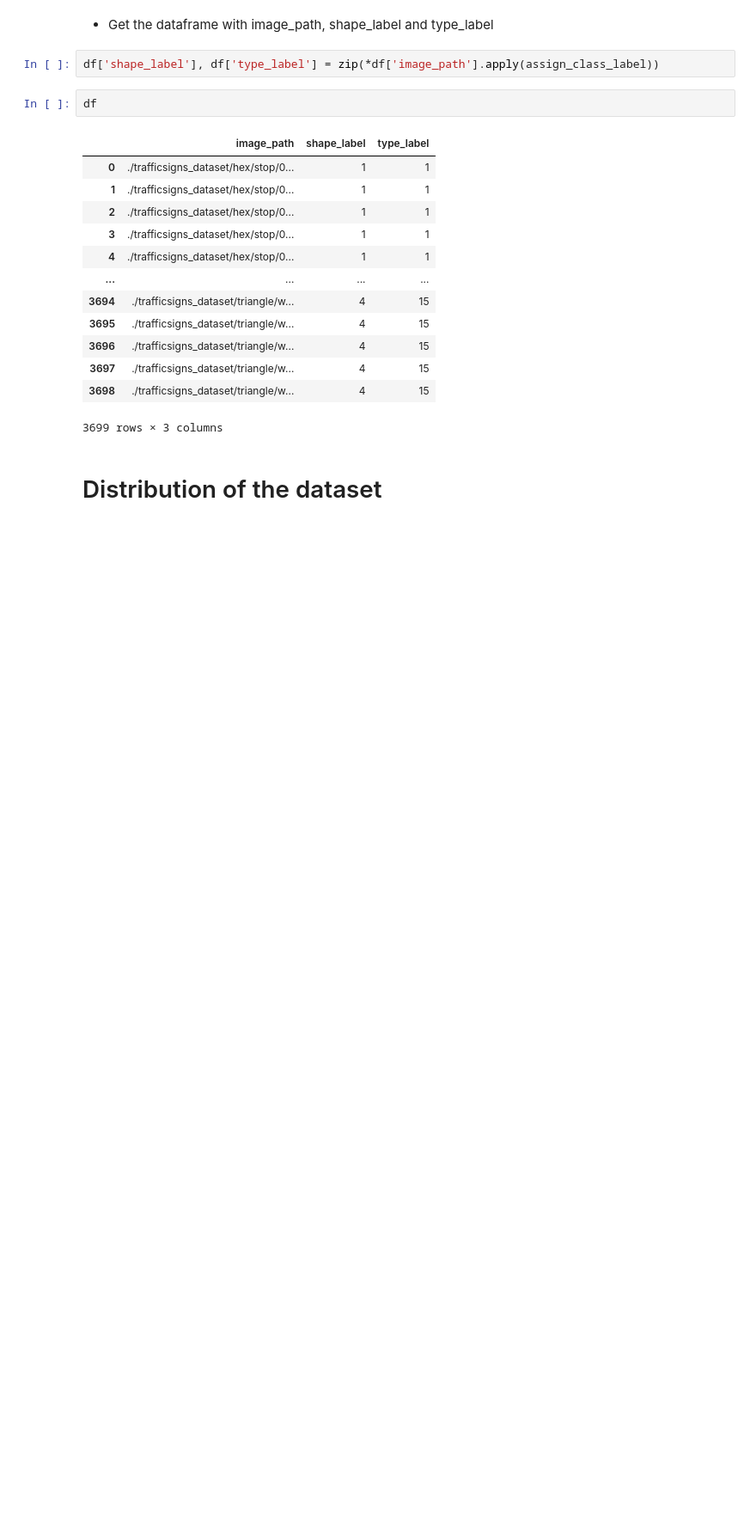
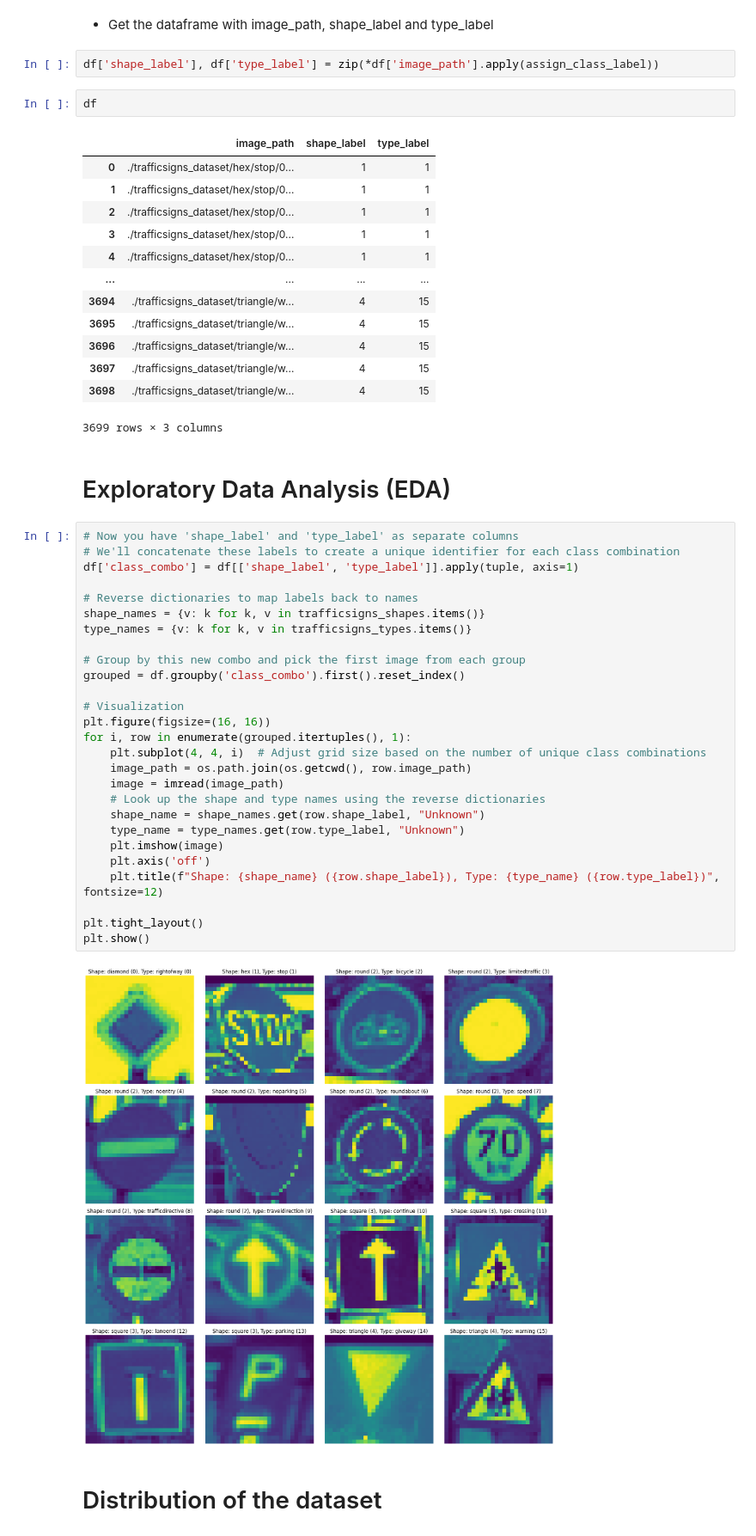
Before and after one commit to BenjapornW/Road-Traffic-Signs-Image-Classification-using-a-Neural-Network, a Jupyter notebook: s3959666_s3961136.ipynb, the cells around one changed output. Shown at 86% size. Saved outputs shown, nothing was run; the diff lists cells and outputs as text; blank space fills up the shorter version.

```diff
--- a/s3959666_s3961136.ipynb
+++ b/s3959666_s3961136.ipynb
@@ -129,6 +103,37 @@ df
 | 3697 | ./trafficsigns_dataset/triangle/w... | 4 | 15 |
 | 3698 | ./trafficsigns_dataset/triangle/w... | 4 | 15 |
 3699 rows × 3 columns
+# %% [markdown]
+# Exploratory Data Analysis (EDA)
+# %%
+# Now you have 'shape_label' and 'type_label' as separate columns
+# We'll concatenate these labels to create a unique identifier for each class combination
+df['class_combo'] = df[['shape_label', 'type_label']].apply(tuple, axis=1)
+
+# Reverse dictionaries to map labels back to names
+shape_names = {v: k for k, v in trafficsigns_shapes.items()}
+type_names = {v: k for k, v in trafficsigns_types.items()}
+
+# Group by this new combo and pick the first image from each group
+grouped = df.groupby('class_combo').first().reset_index()
+
+# Visualization
+plt.figure(figsize=(16, 16))
+for i, row in enumerate(grouped.itertuples(), 1):
+    plt.subplot(4, 4, i)  # Adjust grid size based on the number of unique class combinations
+    image_path = os.path.join(os.getcwd(), row.image_path)
+    image = imread(image_path)
+    # Look up the shape and type names using the reverse dictionaries
+    shape_name = shape_names.get(row.shape_label, "Unknown")
+    type_name = type_names.get(row.type_label, "Unknown")
+    plt.imshow(image)
+    plt.axis('off')
+    plt.title(f"Shape: {shape_name} ({row.shape_label}), Type: {type_name} ({row.type_label})", fontsize=12)
+
+plt.tight_layout()
+plt.show()
+# %% [output]
+[figure, added]
 # %% [markdown]
 # Distribution of the dataset
 # %%
```
Also changed, not shown: parts of 8 cells of this notebook.
